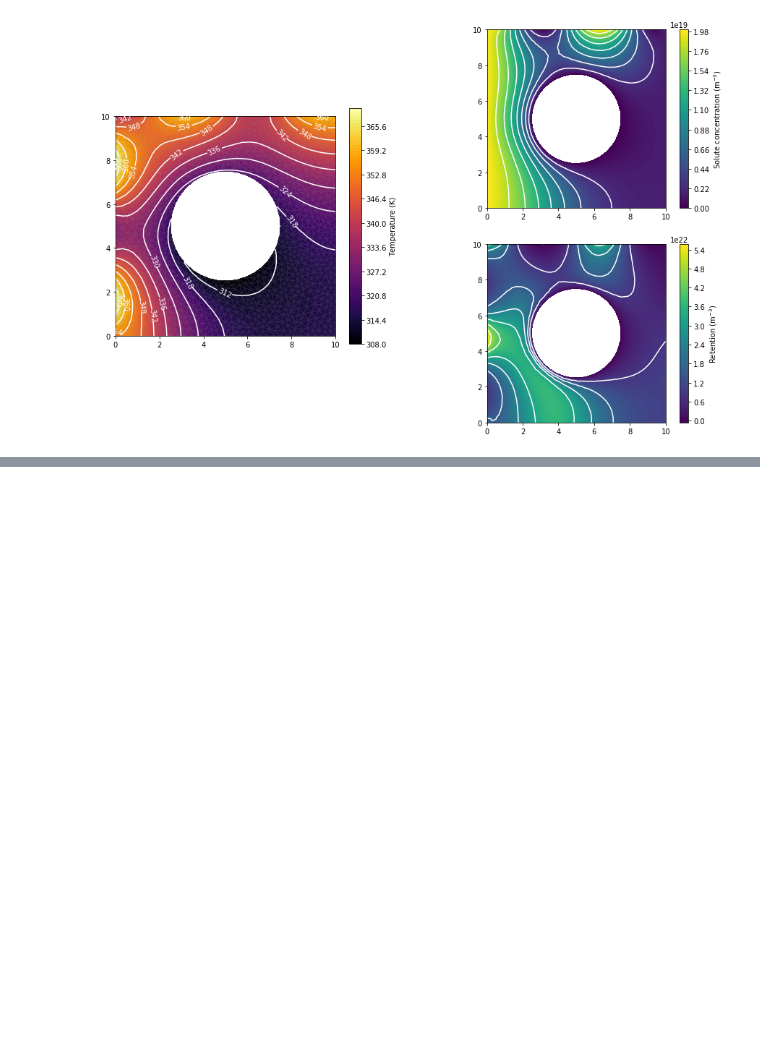
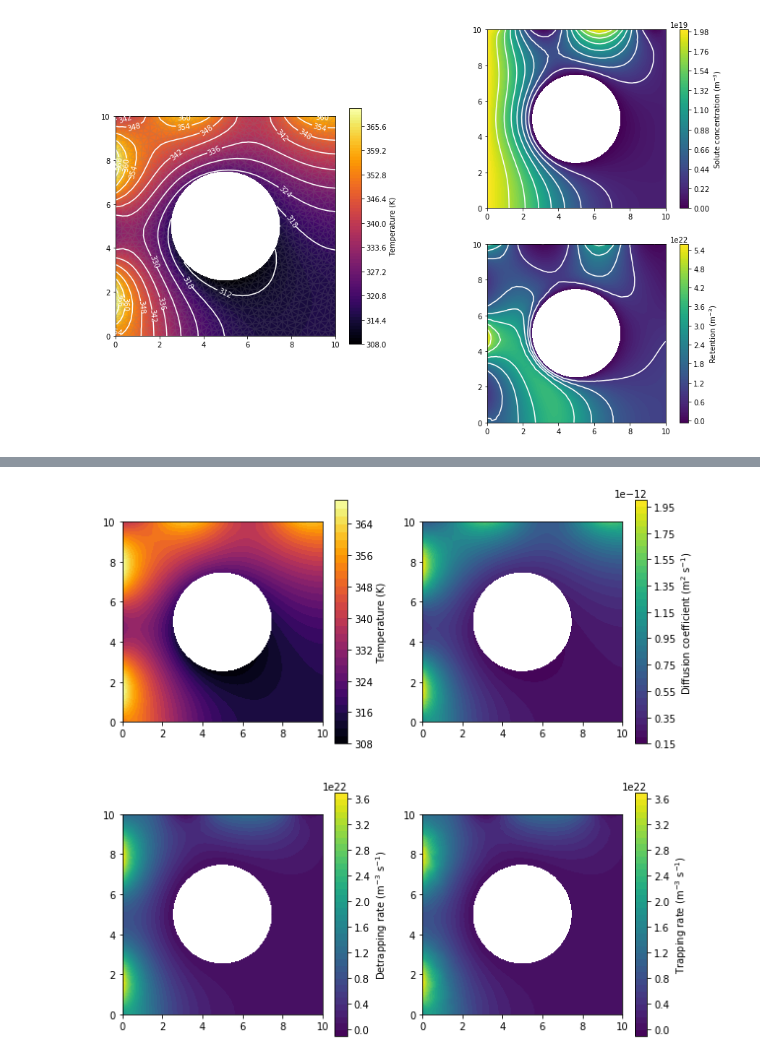
Before and after one commit to festim-dev/FESTIM, a Jupyter notebook: demos/demo_coupled_heat_transfer.ipynb, the cells around one changed output, grey strips where cells are left out. Cells and saved outputs as stored; diff of their text form; code cells hidden in the pictures; blank space fills up the shorter version.

```diff
--- a/demos/demo_coupled_heat_transfer.ipynb
+++ b/demos/demo_coupled_heat_transfer.ipynb
@@ -303,0 +321,35 @@ plt.show()
+# %%
+from fenics import exp, project
+from FESTIM import k_B
+
+fig, ((ax1, ax2), (ax3, ax4)) = plt.subplots(2, 2, figsize=(10, 10))
+
+# plot temperature
+plt.sca(ax1)
+CF = plot(T, cmap="inferno")
+CB = plt.colorbar(CF, label="Temperature (K)")
+
+# computing the diffusion coefficient in m2 s-1
+D = 4.1e-7*exp(-0.39/k_B/T)
+plt.sca(ax2)
+CF = plot(D)
+CB = plt.colorbar(CF, label="Diffusion coefficient (m$^2$ s$^{-1}$)")
+
+# computing the detrapping rate in m-3 s-1
+p = 8.4e12*exp(-0.9/k_B/T)
+detrapping_rate = p*trap1
+plt.sca(ax3)
+CF = plot(detrapping_rate)
+CB = plt.colorbar(CF, label="Detrapping rate (m$^{-3}$ s$^{-1}$)")
+
+# computing the trapping rate in m-3 s-1
+k = 3.8e-17*exp(-0.39/k_B/T)
+density = 1e25
+trapping_rate = project(k*solute*(density - trap1), FunctionSpace(mesh, "DG", 1))
+plt.sca(ax4)
+CF = plot(trapping_rate)
+CB = plt.colorbar(CF, label="Trapping rate (m$^{-3}$ s$^{-1}$)")
+
+plt.show()
+# %% [output]
+[figure, added]
```
Also changed, not shown: parts of 22 cells of this notebook.
